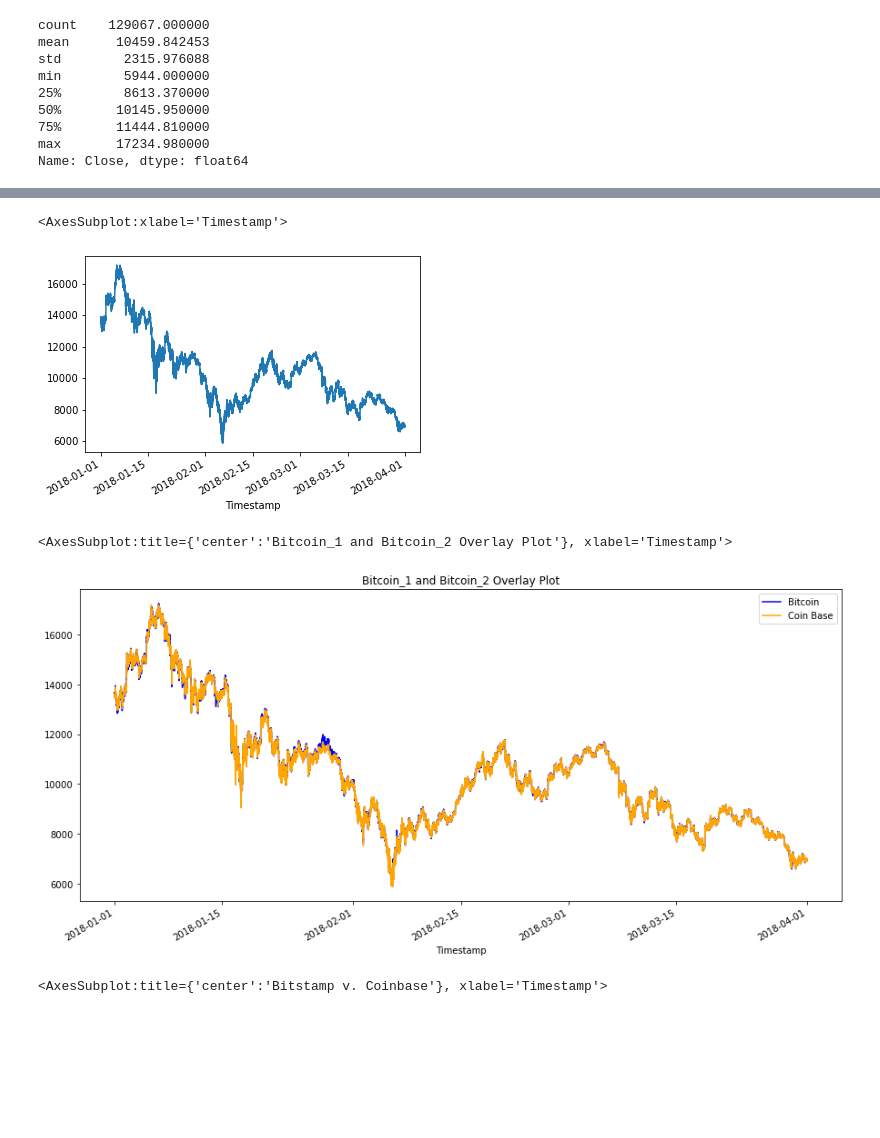
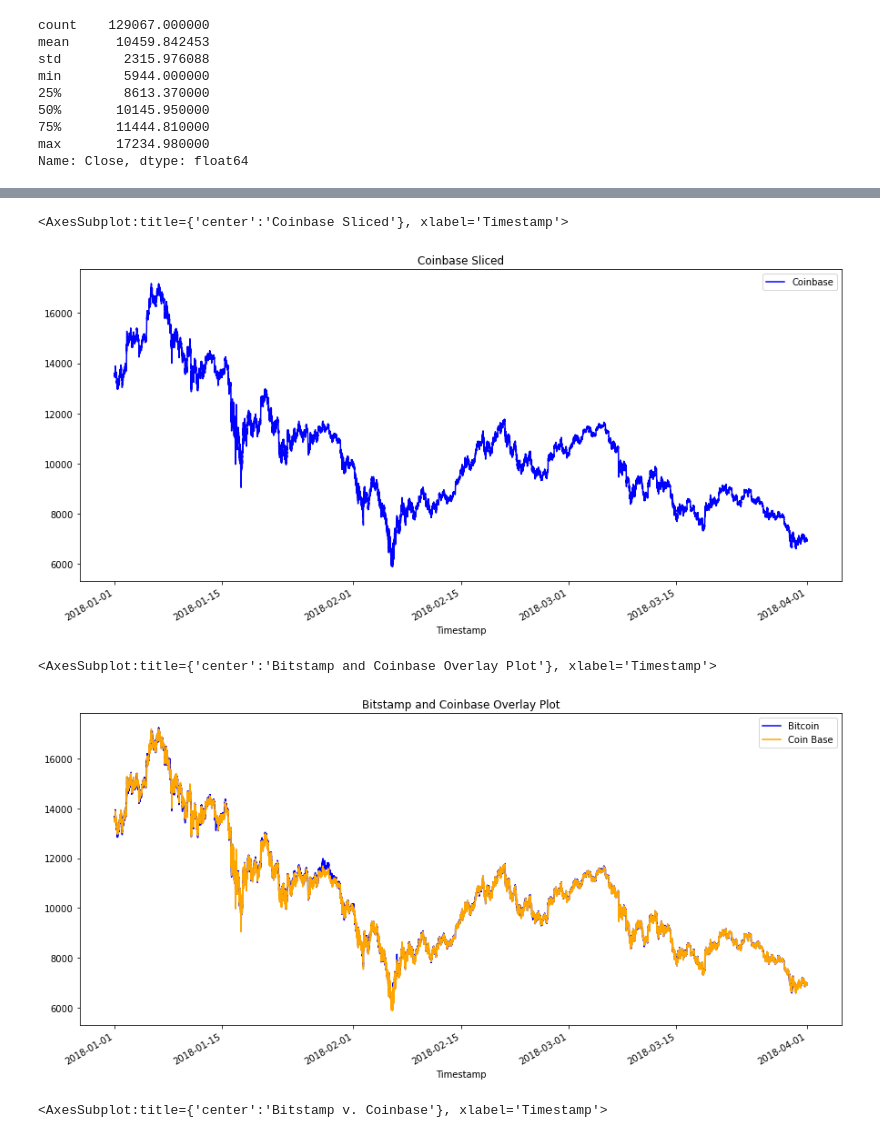
Before and after one commit to petepetersen423/Fintech-Workspace, a Jupyter notebook: M3/Challenge_coinbase_bitstamp/Starter_Code/crypto_arbitrage.ipynb, the cells around one changed output, grey strips where cells are left out. Saved outputs shown, nothing was run; the diff lists cells and outputs as text; code cells hidden in the pictures; blank space fills up the shorter version.

```diff
--- a/M3/Challenge_coinbase_bitstamp/Starter_Code/crypto_arbitrage.ipynb
+++ b/M3/Challenge_coinbase_bitstamp/Starter_Code/crypto_arbitrage.ipynb
@@ -278,21 +285,21 @@ bitstamp_sliced.plot()
 # %%
 # Create a line plot for the coinbase DataFrame for the full length of time in the dataset
 # Be sure that the figure size, title, and color are tailored to each visualization
 # YOUR CODE HERE
-coinbase_sliced.plot()
+coinbase_sliced.plot(legend=True, figsize=(15, 7), title="Coinbase Sliced", color="blue", label="Coinbase")
 # %% [output]
-<AxesSubplot:xlabel='Timestamp'>
+<AxesSubplot:title={'center':'Coinbase Sliced'}, xlabel='Timestamp'>
-[figure, old version]
+[figure, new version]
 # %%
 # Overlay the visualizations for the bitstamp and coinbase DataFrames in one plot
 # The plot should visualize the prices over the full lenth of the dataset
 # Be sure to include the parameters: legend, figure size, title, and color and label
 # YOUR CODE HERE
 
-bitstamp['Close'].plot(legend=True, figsize=(15, 7), title="Bitcoin_1 and Bitcoin_2 Overlay Plot", color="blue", label="Bitcoin")
+bitstamp['Close'].plot(legend=True, figsize=(15, 7), title="Bitstamp and Coinbase Overlay Plot", color="blue", label="Bitcoin")
 coinbase['Close'].plot(legend=True, figsize=(15, 7), color="orange", label="Coin Base")
 # %% [output]
-<AxesSubplot:title={'center':'Bitcoin_1 and Bitcoin_2 Overlay Plot'}, xlabel='Timestamp'>
+<AxesSubplot:title={'center':'Bitstamp and Coinbase Overlay Plot'}, xlabel='Timestamp'>
 [figure]
 # %%
 # Using the loc and plot functions, create an overlay plot that visualizes
```
Also changed, not shown: parts of 44 cells of this notebook, 1 other file.
